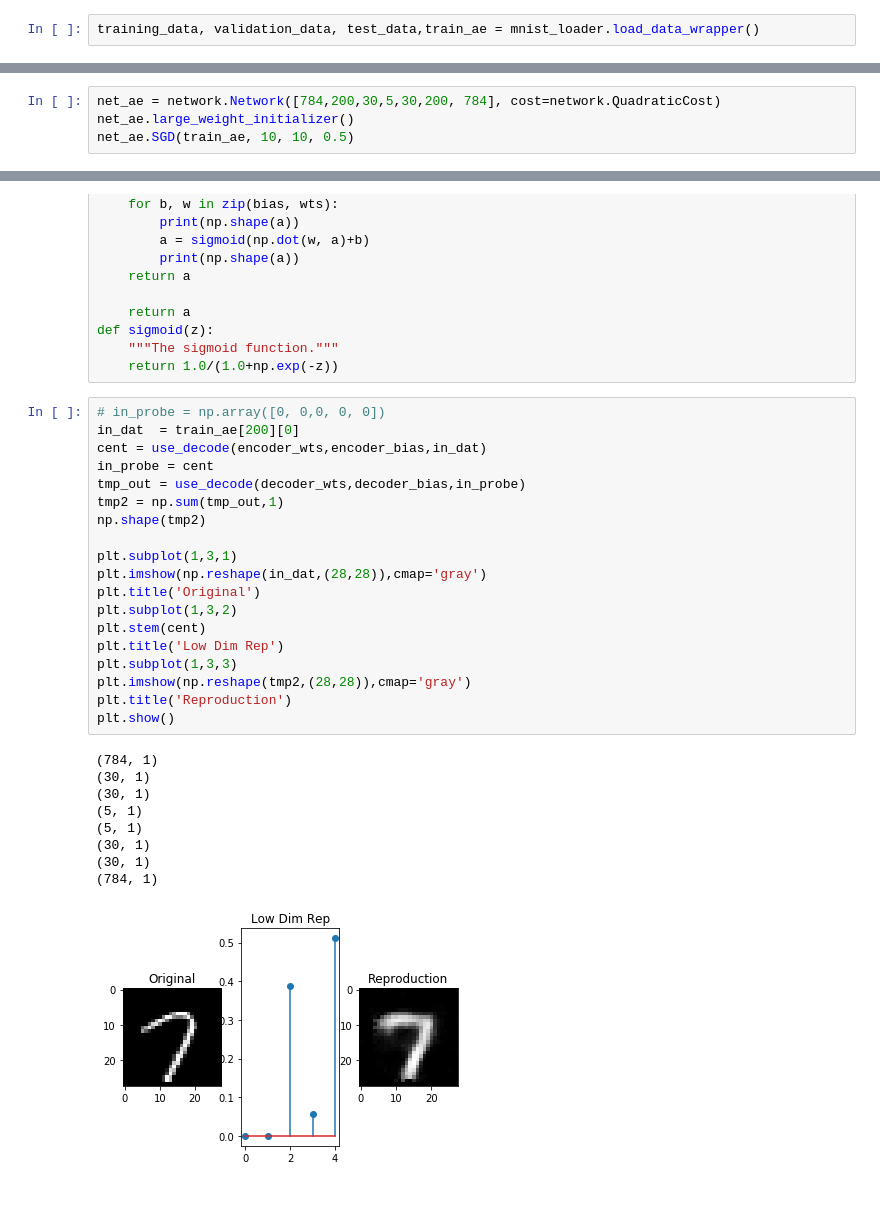
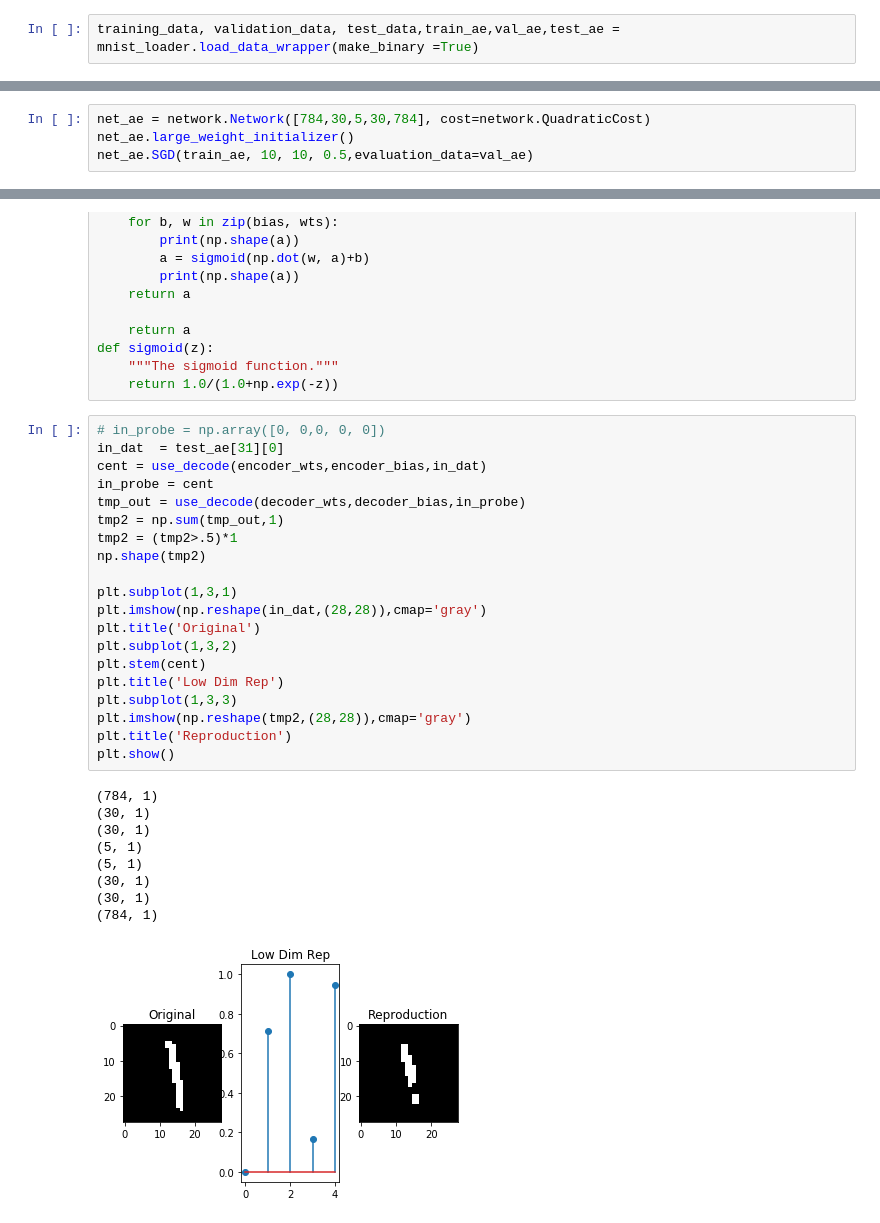
Before and after one commit to tmtadros24/EntropyInSpikingNNs, a Jupyter notebook: NN_play.ipynb, the cells around one changed output, grey strips where cells are left out. Drawn from its saved outputs; the diff is of its cells as text.

```diff
--- a/NN_play.ipynb
+++ b/NN_play.ipynb
@@ -4,7 +4,7 @@ import network
 import numpy as np
 from matplotlib import pyplot as plt
 # %%
-training_data, validation_data, test_data,train_ae = mnist_loader.load_data_wrapper()
+training_data, validation_data, test_data,train_ae,val_ae,test_ae = mnist_loader.load_data_wrapper(make_binary =True)
 # %%
 net = network.Network([784, 30, 10], cost=network.CrossEntropyCost)
 net.large_weight_initializer()
@@ -35,9 +33,9 @@ plt.show()
 # %% [markdown]
 # Try autoendoder Network
 # %%
-net_ae = network.Network([784,200,30,5,30,200, 784], cost=network.QuadraticCost)
+net_ae = network.Network([784,30,5,30,784], cost=network.QuadraticCost)
 net_ae.large_weight_initializer()
-net_ae.SGD(train_ae, 10, 10, 0.5)
+net_ae.SGD(train_ae, 10, 10, 0.5,evaluation_data=val_ae)
 # %% [output]
 Epoch 0 training complete
 
@@ -91,30 +97,31 @@ def sigmoid(z):
     return 1.0/(1.0+np.exp(-z))
 # %%
 # in_probe = np.array([0, 0,0, 0, 0])
-in_dat  = train_ae[200][0]
+in_dat  = test_ae[31][0]
 cent = use_decode(encoder_wts,encoder_bias,in_dat)
 in_probe = cent
 tmp_out = use_decode(decoder_wts,decoder_bias,in_probe)
 tmp2 = np.sum(tmp_out,1)
+tmp2 = (tmp2>.5)*1
 np.shape(tmp2)
 
 plt.subplot(1,3,1)
 plt.imshow(np.reshape(in_dat,(28,28)),cmap='gray')
 plt.title('Original')
 plt.subplot(1,3,2)
 plt.stem(cent)
 plt.title('Low Dim Rep')
 plt.subplot(1,3,3)
 plt.imshow(np.reshape(tmp2,(28,28)),cmap='gray')
 plt.title('Reproduction')
 plt.show()
 # %% [output]
 (784, 1)
 (30, 1)
 (30, 1)
 (5, 1)
 (5, 1)
 (30, 1)
 (30, 1)
 (784, 1)
-[figure, old version]
+[figure, new version]
```
Also changed, not shown: parts of 10 cells of this notebook, 3 other files.
